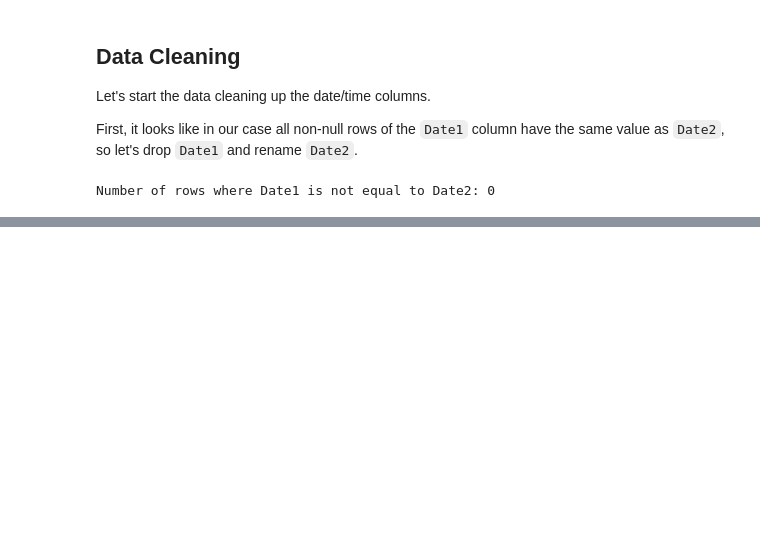
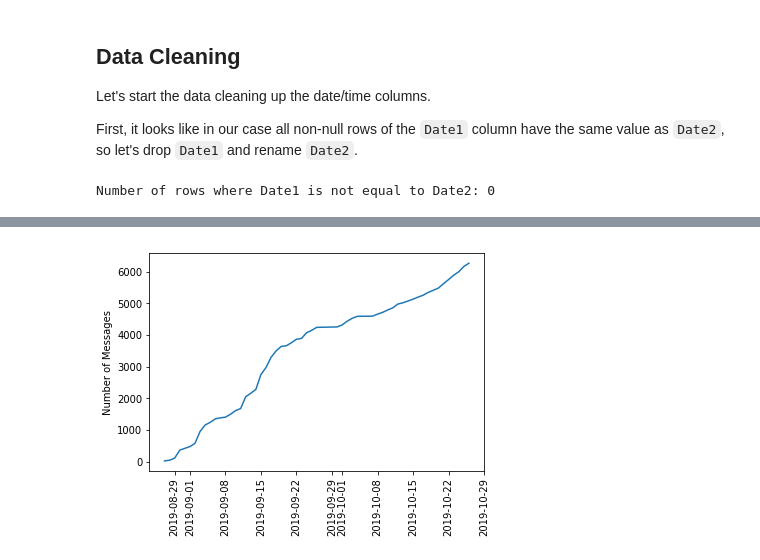
Before and after one commit to hsdistefa/message-analysis, a Jupyter notebook: message_analysis.ipynb, the cells around one changed output, grey strips where cells are left out. Cells and saved outputs as stored; diff of their text form; code cells hidden in the pictures; blank space fills up the shorter version.

```diff
--- a/message_analysis.ipynb
+++ b/message_analysis.ipynb
@@ -74,0 +96,3 @@ df
+# %%
+# Cumulative messages by date
+cumulative_messages = num_msgs_by_date.cumsum()
@@ -74,0 +117,7 @@ df
+# %%
+plt.plot(cumulative_messages)
+plt.ylabel('Number of Messages')
+plt.xticks(rotation=90)
+plt.show()
+# %% [output]
+[figure, added]
```
Also changed, not shown: parts of 9 cells of this notebook, 1 other file.
